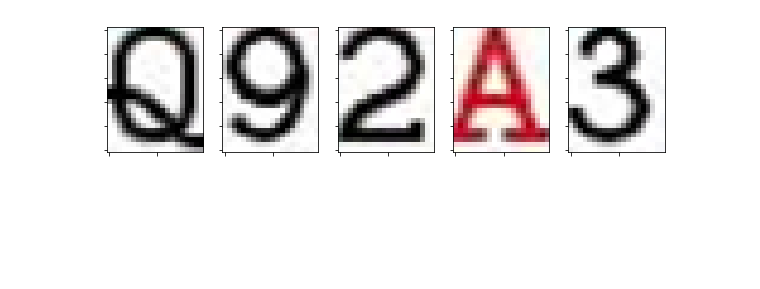
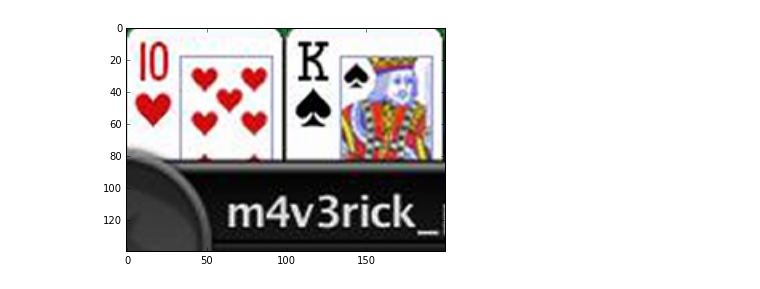
Before and after one commit to shuanat/pocker-bot, a Jupyter notebook: card_reader.ipynb, the cells around one changed output. Cells and saved outputs as stored; diff of their text form; code cells hidden in the pictures; blank space fills up the shorter version.

Commit message:
More granular functions for table reading

```diff
--- a/card_reader.ipynb
+++ b/card_reader.ipynb
@@ -11,9 +11,7 @@ import log
 import math
 import plotting
 # %%
-table = Image.open('res/tables/004.jpeg').resize((1674, 1193), resample=Image.BICUBIC)
+table = Image.open('res/tables/003.jpeg').resize((1674, 1193), resample=Image.BICUBIC)
 
 plt.imshow(table)
-(100/70.0, 140/98.0), 1/1.4285
-(1172*1.4285714285714286, 835*1.4285714285714286)
 # %% [output]
@@ -26,50 +24,83 @@ def crop(canvas, offset, size):
     return canvas.crop((offset_x, offset_y, offset_x + width, offset_y + height))
 
 
+offsets_sizes = {
+    'SUIT': ((0, 34), ((34, 36))),
+    'RANK': ((7, 9), (20, 26)),
+    'CARD': ((100, 0), (100, 140)),
+    'BOARD': ((572, 420), (550, 140)),
+    'HAND_2': ((1356, 187), (200, 140)),
+    'HAND_4': ((1356, 545), (200, 140)),
+    'HAND_6': ((735, 749), (200, 140)),
+    'HAND_8': ((116, 545), (200, 140)),
+    'HAND_10': ((116, 187), (200, 140)),
+    'HAND_12': ((734, 61), (200, 140))
+}
+
+
 def suit(canvas):
-    offset = (0, 34)
-    size = (34, 36)
+    offset, size = offsets_sizes['SUIT']
     return crop(canvas, offset, size)
 
 
 def rank(canvas):
-    offset = (7, 9)
-    size = (20, 26)
+    offset, size = offsets_sizes['RANK']
     return crop(canvas, offset, size)
 
 
 def card(canvas, idx, padding):
-    width = 100
-    size = (width, 140)
-    offset = ((width + padding) * idx, 0)
+    (left, top), size = offsets_sizes['CARD']
+    width, _ = size
+    offset = ((left + padding) * idx, top)
     return crop(canvas, offset, size)
 
 
+def prescale_crop(table, name):
+    table = table.resize((1675, 1193), resample=Image.BICUBIC)
+    offset, size = offsets_sizes[name]
+    return crop(table, offset, size)
+
+
 def board(table):
-    table = table.resize((1675, 1193), resample=Image.BICUBIC)
-    offset = (572, 420)
-    size = (600, 400)
-    board_canvas = crop(table, offset, size)
+    return prescale_crop(table, 'BOARD')
+
+
+def hand(table, name):
+    return prescale_crop(table, name)
+
+
+def hand_2(table):
+    return hand(table, 'HAND_2')
+
+def hand_4(table):
+    return hand(table, 'HAND_4')
+
+def hand_6(table):
+    return hand(table, 'HAND_6')
+
+def hand_8(table):
+    return hand(table, 'HAND_8')
+
+def hand_10(table):
+    return hand(table, 'HAND_10')
+
+def hand_12(table):
+    return hand(table, 'HAND_12')
+
+
+def board_cards(table):
+    board_canvas = board(table)
     cards = [card(board_canvas, idx, padding = 9) for idx in range(0, 5)]
     ranks_suits = [(rank(c), suit(c)) for c in cards]
     return zip(*ranks_suits)
 
 
-def hand(table):
-    table = table.resize((1675, 1193), resample=Image.BICUBIC)
-    offset = (735, 749)
-    size = (600, 400)
-    hand_canvas = crop(table, offset, size)
+def hand_cards(table):
+    hand_canvas = hand(table)
     cards = [card(hand_canvas, idx, padding = 0) for idx in range(0, 2)]
     ranks_suits = [(rank(c), suit(c)) for c in cards]
     return zip(*ranks_suits)
 
 
-(board_ranks, board_suits) = board(table)
-(hand_ranks, hand_suits) = hand(table)
-
-plotting.stack_images(board_ranks)
-plotting.stack_images(board_suits)
-plotting.stack_images(hand_ranks)
-plotting.stack_images(hand_suits)
+plt.imshow(hand_6(table))
 # %% [output]
@@ -76 +108 @@ plotting.stack_images(hand_suits)
-[figure, old version]
+[figure, new version]
```
Also changed, not shown: parts of 2 cells of this notebook.
